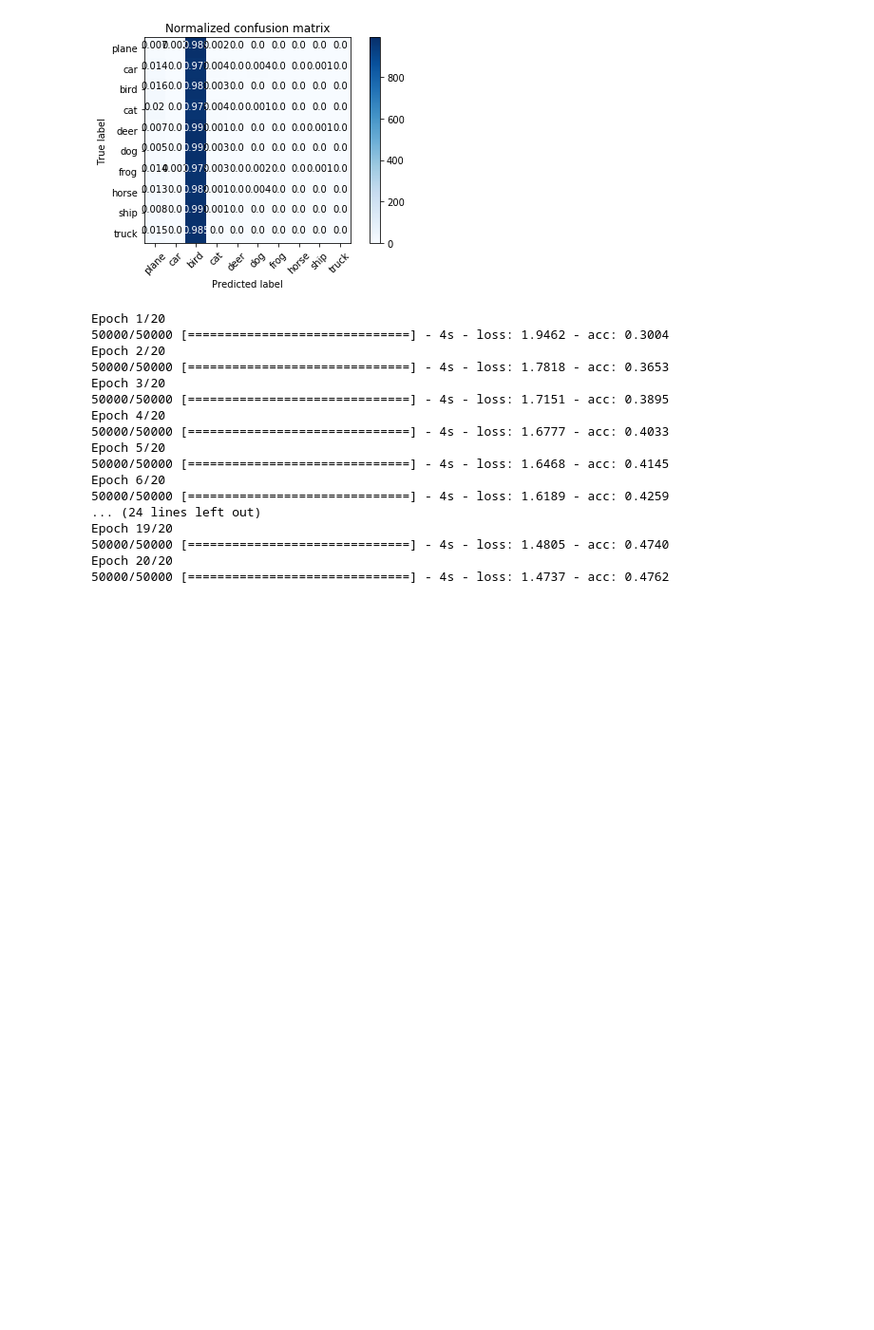
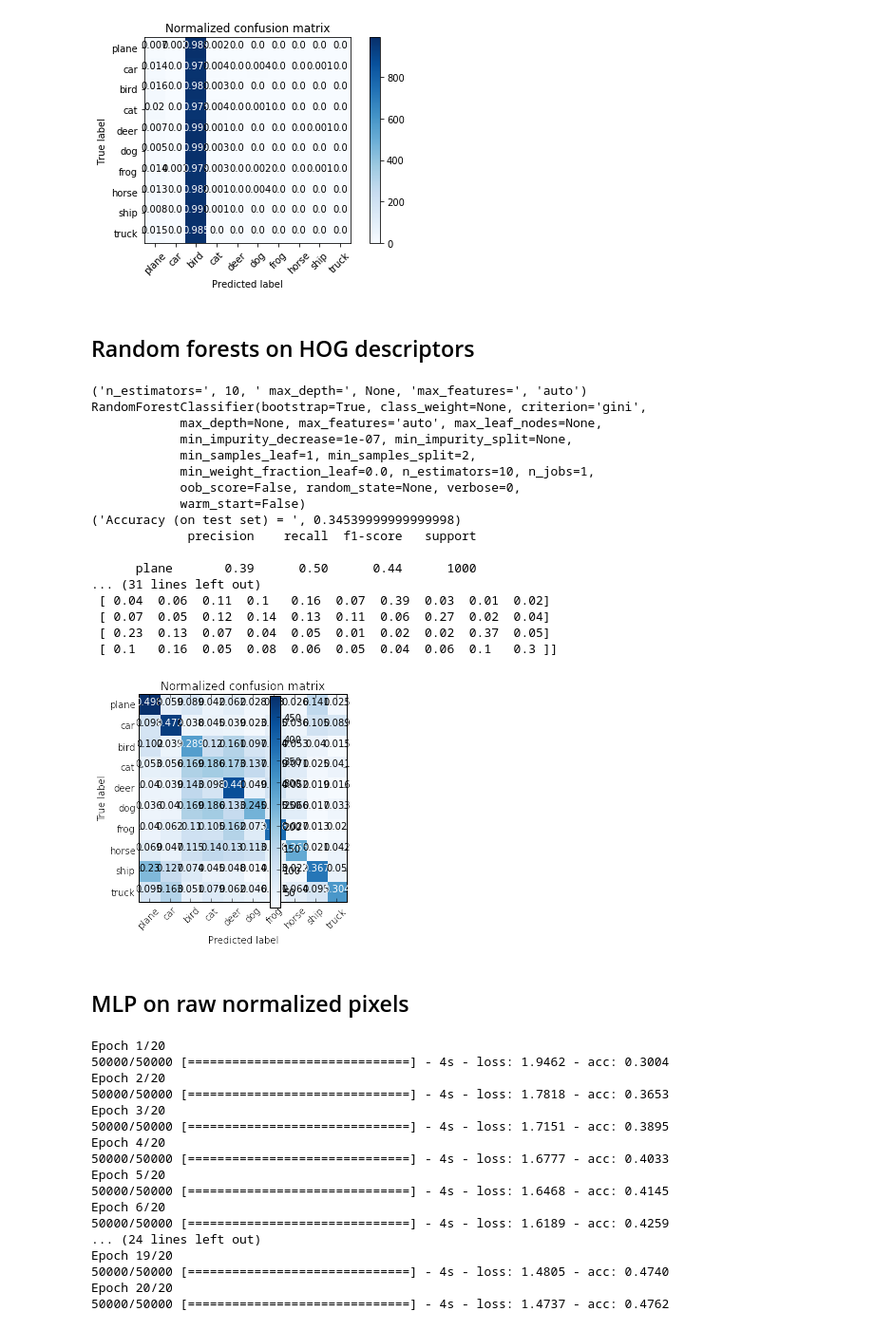
Before and after one commit to gregoiredgt/Mini_projet, a Jupyter notebook: cifar10_notebook.ipynb, the cells around one changed output. Shown at 95% size. Cells and saved outputs as stored; diff of their text form; code cells hidden in the pictures; blank space fills up the shorter version.

```diff
--- a/cifar10_notebook.ipynb
+++ b/cifar10_notebook.ipynb
@@ -247,6 +281,64 @@ Normalized confusion matrix
  [ 0.01  0.    0.99  0.    0.    0.    0.    0.    0.    0.  ]
  [ 0.01  0.    0.98  0.    0.    0.    0.    0.    0.    0.  ]]
 [figure]
+# %% [markdown]
+## Random forests on HOG descriptors
+# %%
+#Random Forests
+from sklearn.ensemble import RandomForestClassifier
+from sklearn.metrics import classification_report
+from sklearn.metrics import confusion_matrix
+
+# Create and train a Random Forest classifier
+clf = RandomForestClassifier(n_estimators=10, criterion='gini', max_depth=None,
+                             min_samples_split=2, min_samples_leaf=1,
+                             min_weight_fraction_leaf=0.0, max_features='auto',
+                             max_leaf_nodes=None, min_impurity_decrease=1e-07, bootstrap=True,
+                             oob_score=False, n_jobs=1, random_state=None,
+                             verbose=0, warm_start=False, class_weight=None)
+clf = clf.fit(XHog_train_img_norm, y_train.ravel())
+
+print("n_estimators=", clf.n_estimators, " max_depth=",clf.max_depth,
+      "max_features=", clf.max_features)
+print(clf)
+
+# accuracy :
+score = clf.score(XHog_test_img_norm, y_test)
+print("Accuracy (on test set) = ", score)
+
+# resultats et matrice de confusion
+y_true, y_pred_rf = y_test, clf.predict(XHog_test_img_norm)
+class_names = ['plane', 'car', 'bird', 'cat', 'deer', 'dog', 'frog', 'horse', 'ship', 'truck']
+print( classification_report(y_true, y_pred_rf, target_names=class_names) )
+
+print("\n CONFUSION MATRIX")
+cnf_matrix_rf=confusion_matrix(y_true, y_pred_rf)
+print( cnf_matrix_rf )
+np.set_printoptions(precision=2)
+plt.figure()
+plot_confusion_matrix(cnf_matrix_rf, classes=class_names, normalize=True, title='Normalized confusion matrix')
+plt.show()
+# %% [output]
+('n_estimators=', 10, ' max_depth=', None, 'max_features=', 'auto')
+RandomForestClassifier(bootstrap=True, class_weight=None, criterion='gini',
+            max_depth=None, max_features='auto', max_leaf_nodes=None,
+            min_impurity_decrease=1e-07, min_impurity_split=None,
+            min_samples_leaf=1, min_samples_split=2,
+            min_weight_fraction_leaf=0.0, n_estimators=10, n_jobs=1,
+            oob_score=False, random_state=None, verbose=0,
+            warm_start=False)
+('Accuracy (on test set) = ', 0.34539999999999998)
+             precision    recall  f1-score   support
+
+      plane       0.39      0.50      0.44      1000
+... (31 lines left out)
+ [ 0.04  0.06  0.11  0.1   0.16  0.07  0.39  0.03  0.01  0.02]
+ [ 0.07  0.05  0.12  0.14  0.13  0.11  0.06  0.27  0.02  0.04]
+ [ 0.23  0.13  0.07  0.04  0.05  0.01  0.02  0.02  0.37  0.05]
+ [ 0.1   0.16  0.05  0.08  0.06  0.05  0.04  0.06  0.1   0.3 ]]
+[figure, added]
+# %% [markdown]
+## MLP on raw normalized pixels
 # %%
 import os
 os.environ['KERAS_BACKEND']="tensorflow"
```
Also changed, not shown: parts of 3 cells of this notebook.
